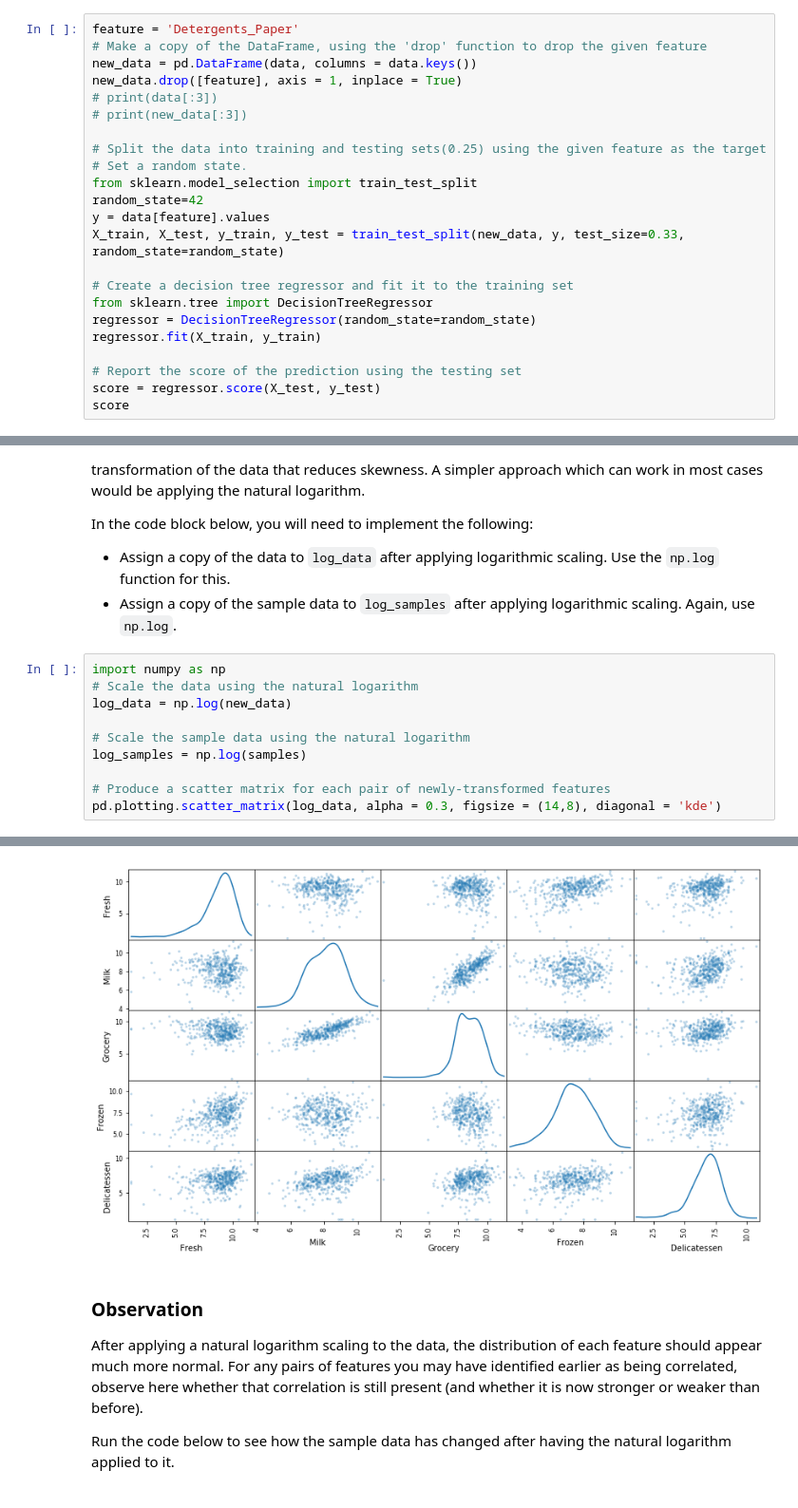
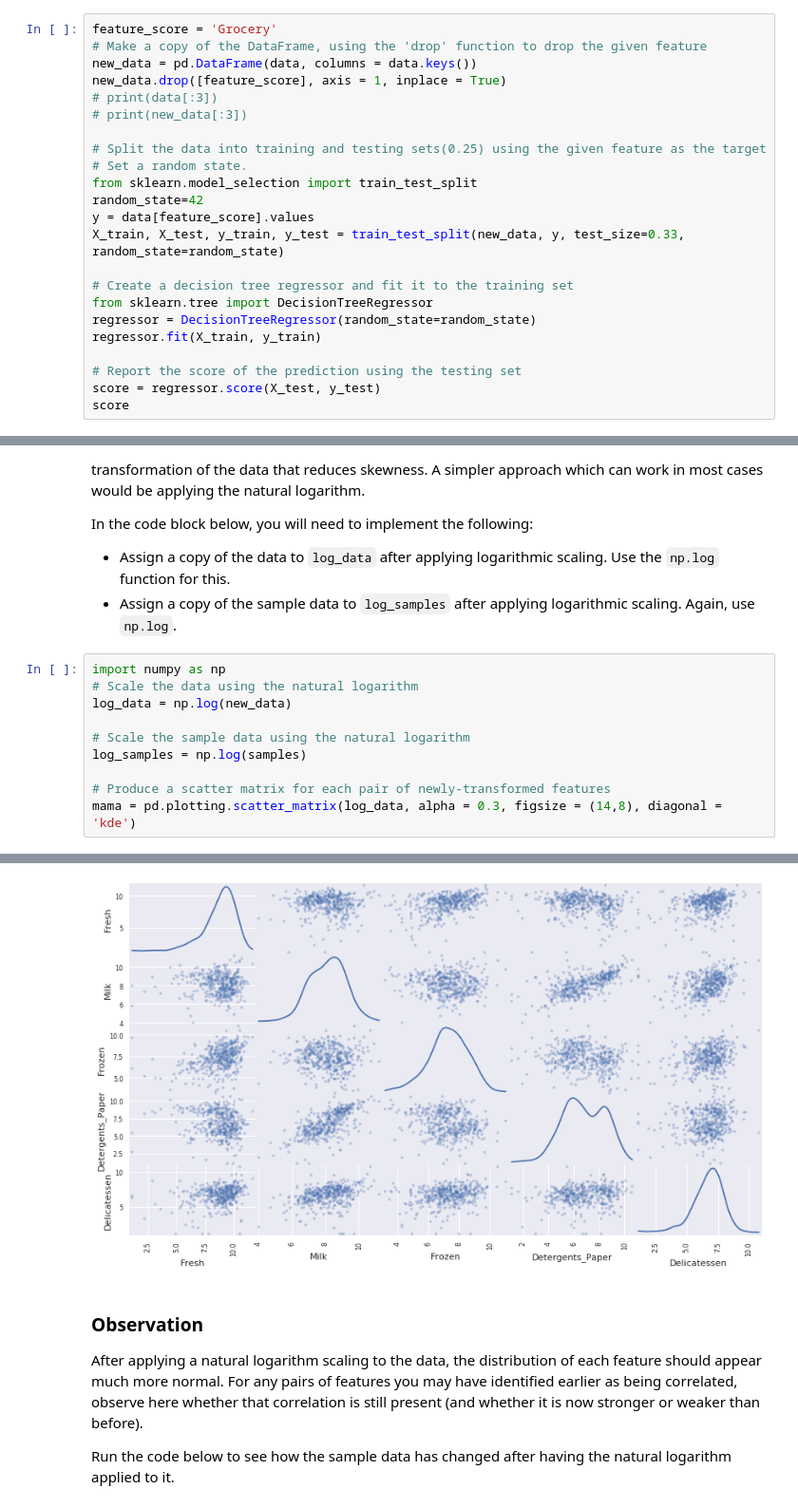
Before and after one commit to yanpozka/machine-learning, a Jupyter notebook: projects/customer_segments/customer_segments.ipynb, the cells around one changed output, grey strips where cells are left out. Shown: that part at 95% size. Cells and saved outputs as stored; diff of their text form.

```diff
--- a/projects/customer_segments/customer_segments.ipynb
+++ b/projects/customer_segments/customer_segments.ipynb
@@ -112,10 +112,10 @@ In the code block below, you will need to implement the following:
  - Import a decision tree regressor, set a `random_state`, and fit the learner to the training data.
  - Report the prediction score of the testing set using the regressor's `score` function.
 # %%
-feature = 'Detergents_Paper'
+feature_score = 'Grocery'
 # Make a copy of the DataFrame, using the 'drop' function to drop the given feature
 new_data = pd.DataFrame(data, columns = data.keys())
-new_data.drop([feature], axis = 1, inplace = True)
+new_data.drop([feature_score], axis = 1, inplace = True)
 # print(data[:3])
 # print(new_data[:3])
 
@@ -123,7 +123,7 @@ new_data.drop([feature], axis = 1, inplace = True)
 # Set a random state.
 from sklearn.model_selection import train_test_split
 random_state=42
-y = data[feature].values
+y = data[feature_score].values
 X_train, X_test, y_train, y_test = train_test_split(new_data, y, test_size=0.33, random_state=random_state)
 
 # Create a decision tree regressor and fit it to the training set
@@ -183,5 +210,5 @@ log_data = np.log(new_data)
 log_samples = np.log(samples)
 
 # Produce a scatter matrix for each pair of newly-transformed features
-pd.plotting.scatter_matrix(log_data, alpha = 0.3, figsize = (14,8), diagonal = 'kde')
+mama = pd.plotting.scatter_matrix(log_data, alpha = 0.3, figsize = (14,8), diagonal = 'kde')
 # %% [output]
@@ -205,4 +215,4 @@ array([[<matplotlib.axes._subplots.AxesSubplot object at 0x...>,
-[figure, old version]
+[figure, new version]
 # %% [markdown]
 ### Observation
 After applying a natural logarithm scaling to the data, the distribution of each feature should appear much more normal. For any pairs of features you may have identified earlier as being correlated, observe here whether that correlation is still present (and whether it is now stronger or weaker than before).
```
Also changed, not shown: parts of 17 cells of this notebook.
